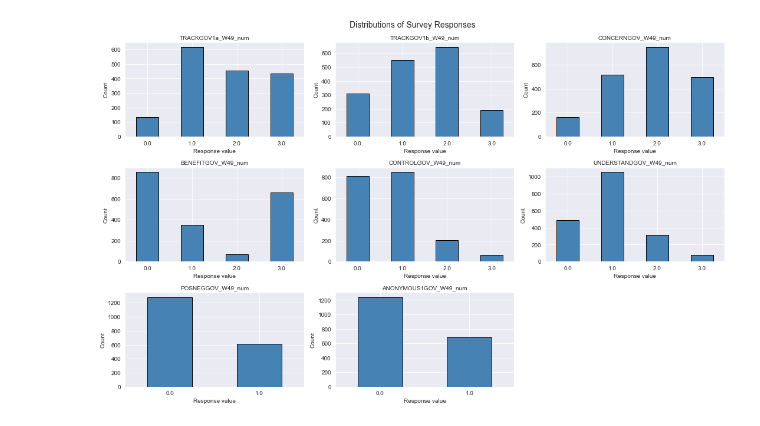
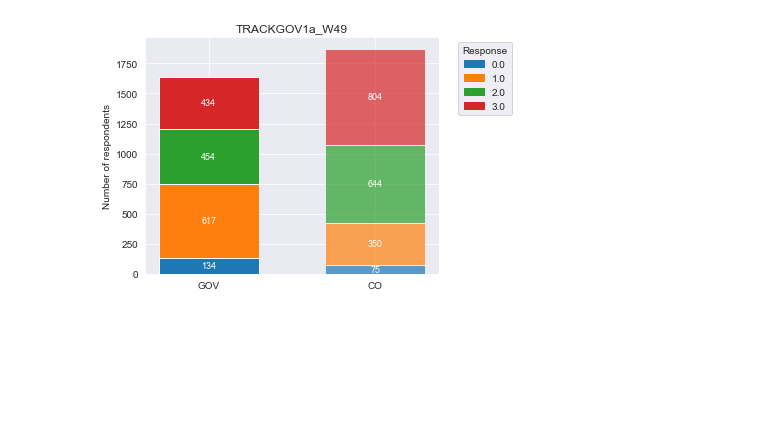
Before and after one commit to Tobiass48/CyberSecurity, a Jupyter notebook: Data_Regression_analysis.ipynb, the cells around one changed output. Drawn from its saved outputs; the diff is of its cells as text; code cells hidden in the pictures; blank space fills up the shorter version.

Commit message:
Data regression analysis code

```diff
--- a/Data_Regression_analysis.ipynb
+++ b/Data_Regression_analysis.ipynb
@@ -179,56 +179,62 @@ def compute_category_correlations(df, categories):
 # -----------------------------
 # 5. Visualization
 # -----------------------------
-def summarize_and_plot_columns(df, columns):
+def plot_all_gov_co_with_legend(df):
     """
-    Print frequency tables and create ONE combined figure
-    with small bar charts for each specified column.
+    Plot GOV vs CO responses for all matched questions, one plot per question,
+    with a single legend showing response values. Titles indicate which is left/right.
+    """
+    # Define column pairs
+    gov_cols = ["TRACKGOV1a_W49_num", "TRACKGOV1b_W49_num", "CONCERNGOV_W49_num", "BENEFITGOV_W49_num",
+                "CONTROLGOV_W49_num", "UNDERSTANDGOV_W49_num", "POSNEGGOV_W49_num", "ANONYMOUS1GOV_W49_num"]
+    co_cols  = ["TRACKCO1a_W49_num", "TRACKCO1b_W49_num", "CONCERNCO_W49_num", "BENEFITCO_W49_num",
+                "CONTROLCO_W49_num", "UNDERSTANDCO_W49_num", "POSNEGCO_W49_num", "ANONYMOUS1CO_W49_num"]
 
-    Parameters:
-    - df: DataFrame containing survey data
-    - columns: list of column names to summarize
-    """
-    summary_tables = {}
+    question_labels = [col.replace("_num", "") for col in gov_cols]
 
-    # Prepare summary tables
-    for col in columns:
-        counts = df[col].value_counts(dropna=True).sort_index()
-        summary_tables[col] = counts
+    # Determine all possible responses across all columns
+    all_values = sorted(pd.concat([df[gov_cols + co_cols].stack()]).dropna().unique())
+    colors = plt.cm.tab10.colors[:len(all_values)]
+    value_color_map = {val: colors[i] for i, val in enumerate(all_values)}
 
-    # Combine all into one DataFrame
-    combined = pd.DataFrame(summary_tables).fillna(0).astype(int)
+    for gov_col, co_col, label in zip(gov_cols, co_cols, question_labels):
+        x = np.arange(2)  # GOV vs CO
+        width = 0.6
 
-    # Print summary table
-    print("\nCombined summary table:")
-    print(combined)
+        gov_counts = [df[gov_col].eq(val).sum() for val in all_values]
+        co_counts  = [df[co_col].eq(val).sum() for val in all_values]
 
-    # Determine grid size for subplots
-    n_cols = 3  # how many plots per row
-    n_rows = int(np.ceil(len(columns) / n_cols))
+        fig, ax = plt.subplots(figsize=(6, 4))
+        bottoms_gov = 0
+        bottoms_co  = 0
+        for val_idx, val in enumerate(all_values):
+            ax.bar(x[0], gov_counts[val_idx], width, bottom=bottoms_gov, color=colors[val_idx])
+            bottoms_gov += gov_counts[val_idx]
+            ax.bar(x[1], co_counts[val_idx], width, bottom=bottoms_co, color=colors[val_idx], alpha=0.7)
+            bottoms_co += co_counts[val_idx]
 
-    # Create big figure
-    fig, axes = plt.subplots(n_rows, n_cols, figsize=(5 * n_cols, 3 * n_rows))
-    axes = axes.flatten()  # flatten to 1D array for easy iteration
+            # Add counts on top of each bar segment
+            if gov_counts[val_idx] > 0:
+                ax.text(x[0], bottoms_gov - gov_counts[val_idx]/2, str(gov_counts[val_idx]),
+                        ha='center', va='center', color='white', fontsize=9)
+            if co_counts[val_idx] > 0:
+                ax.text(x[1], bottoms_co - co_counts[val_idx]/2, str(co_counts[val_idx]),
+                        ha='center', va='center', color='white', fontsize=9)
 
-    # Plot each variable
-    for i, col in enumerate(columns):
-        counts = summary_tables[col]
-        ax = axes[i]
-        counts.plot(kind='bar', ax=ax, color='steelblue', edgecolor='black')
-        ax.set_title(col, fontsize=10)
-        ax.set_xlabel("Response value")
-        ax.set_ylabel("Count")
-        ax.tick_params(axis='x', rotation=0)
+        ax.set_xticks(x)
+        ax.set_xticklabels(["GOV", "CO"])
+        ax.set_ylabel("Number of respondents")
+        ax.set_title(f"{label} (Left = GOV, Right = CO)")
 
-    # Hide unused subplots (if any)
-    for j in range(i + 1, len(axes)):
-        fig.delaxes(axes[j])
+        # Add legend
+        legend_labels = [f"{val}" for val in all_values]
+        ax.legend(handles=[plt.Rectangle((0,0),1,1,color=value_color_map[val]) for val in all_values],
+                  labels=legend_labels, title="Response", bbox_to_anchor=(1.05, 1), loc='upper left')
 
-    plt.tight_layout()
-    plt.suptitle("Distributions of Survey Responses", fontsize=14, y=1.02)
-    plt.show()
+        plt.tight_layout()
+        plt.show()
 
-    return combined
+
 
 def plot_heatmap(matrix, title, figsize=(15, 10), annot=True):
     """Plot a single heatmap for the given matrix."""
@@ -345,10 +351,12 @@ def main():
     # Visualize differences
     # -------------------------
 
-    combined_summary_gov = summarize_and_plot_columns(df, ["TRACKGOV1a_W49_num", "TRACKGOV1b_W49_num", "CONCERNGOV_W49_num", "BENEFITGOV_W49_num",
-        "CONTROLGOV_W49_num", "UNDERSTANDGOV_W49_num", "POSNEGGOV_W49_num", "ANONYMOUS1GOV_W49_num"])
-    combined_summary_com = summarize_and_plot_columns(df, ["TRACKCO1a_W49_num", "TRACKCO1b_W49_num", "CONCERNCO_W49_num", "BENEFITCO_W49_num",
-        "CONTROLCO_W49_num", "UNDERSTANDCO_W49_num", "POSNEGCO_W49_num", "ANONYMOUS1CO_W49_num"])
+    gov_cols = ["TRACKGOV1a_W49_num", "TRACKGOV1b_W49_num", "CONCERNGOV_W49_num", "BENEFITGOV_W49_num",
+            "CONTROLGOV_W49_num", "UNDERSTANDGOV_W49_num", "POSNEGGOV_W49_num", "ANONYMOUS1GOV_W49_num"]
+    co_cols = ["TRACKCO1a_W49_num", "TRACKCO1b_W49_num", "CONCERNCO_W49_num", "BENEFITCO_W49_num",
+               "CONTROLCO_W49_num", "UNDERSTANDCO_W49_num", "POSNEGCO_W49_num", "ANONYMOUS1CO_W49_num"]
+
+    plot_all_gov_co(df)
 
     # -------------------------
     # Compute correlations
@@ -418 +408 @@ Combined summary table:
-[figure, old version]
+[figure, new version]
```
Also changed, not shown: parts of 1 cell of this notebook.
